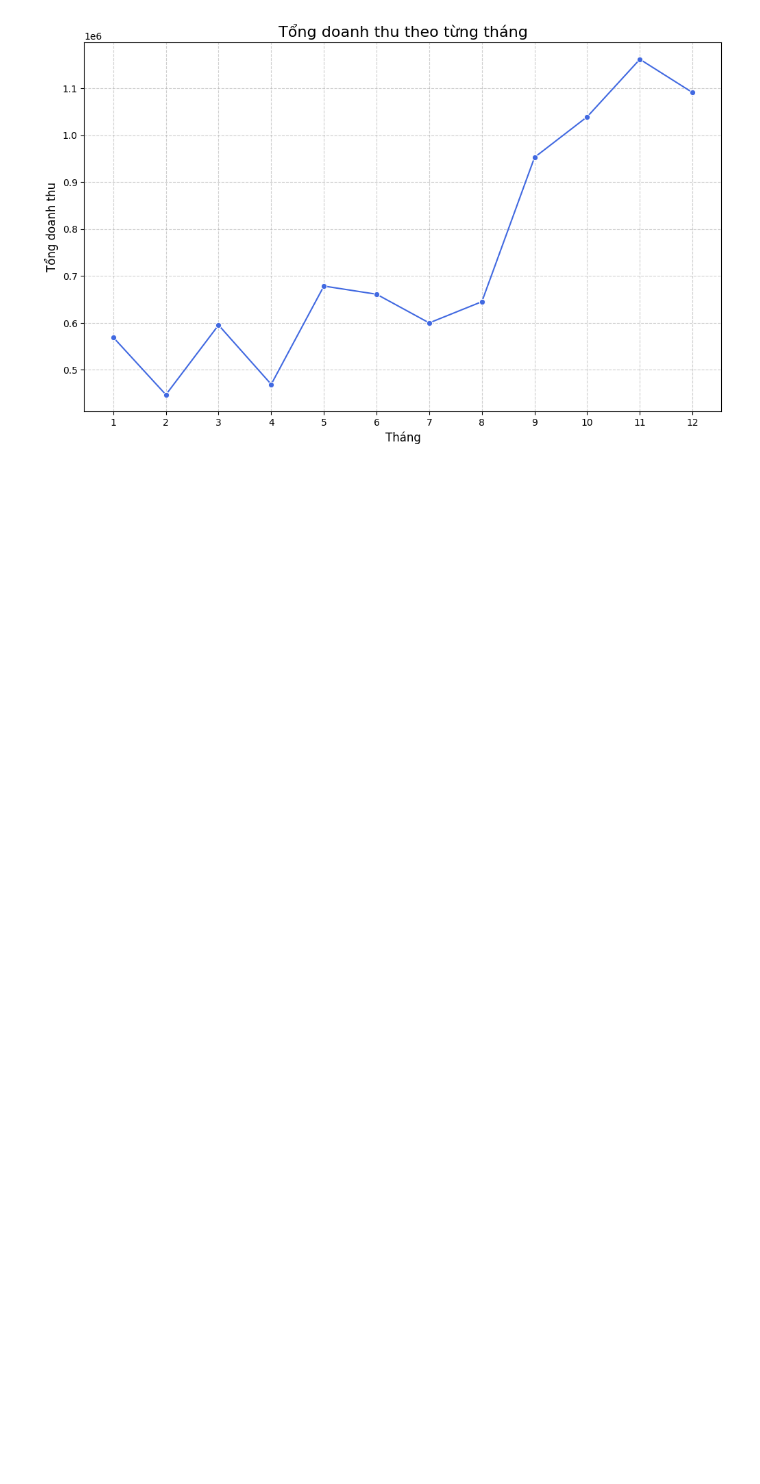
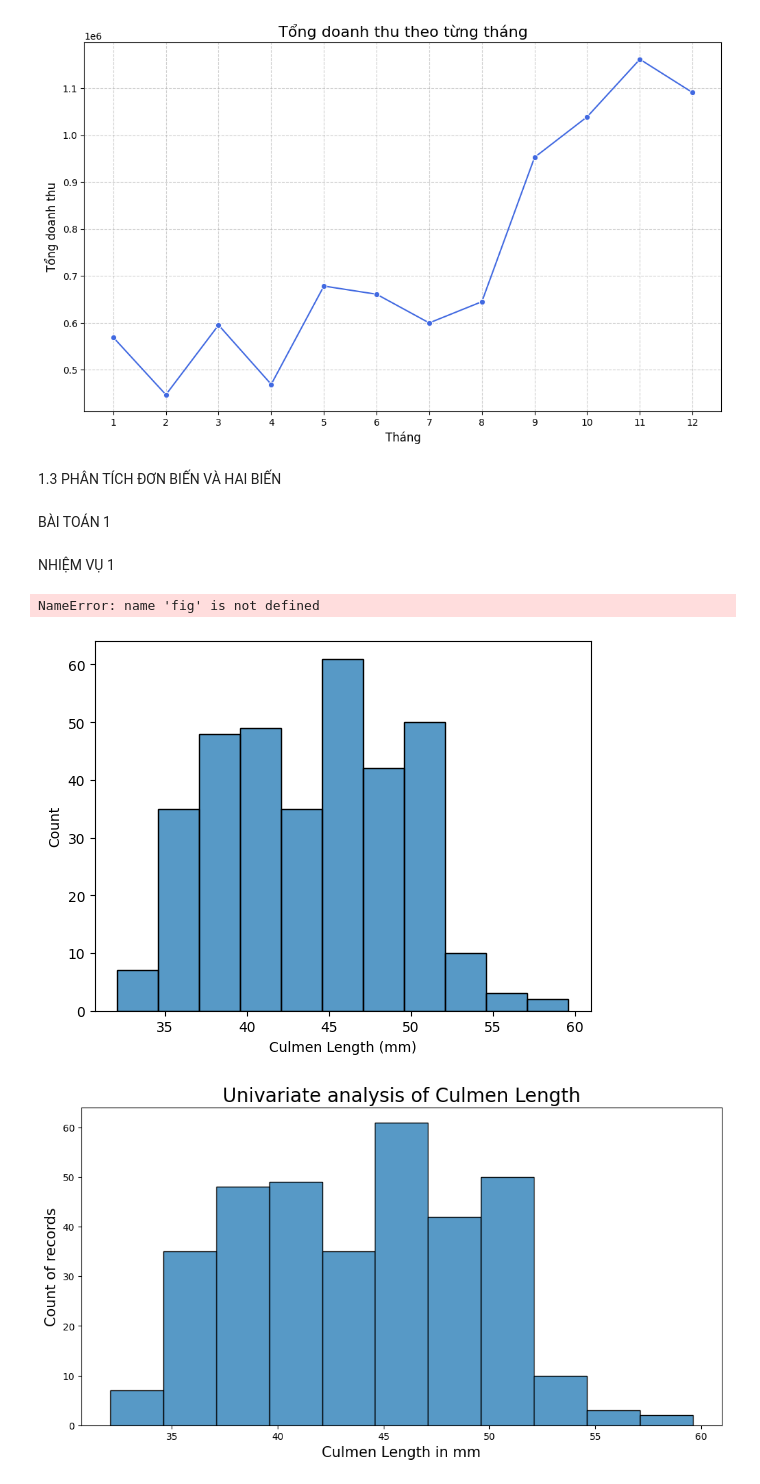
Before and after one commit to plkimtuyen05-boop/ktltsp.ueh25, a Jupyter notebook: midterm/th1 thong ke mo ta.ipynb, the cells around one changed output. Drawn from its saved outputs; the diff is of its cells as text; code cells hidden in the pictures; blank space fills up the shorter version.

```diff
--- a/midterm/th1 thong ke mo ta.ipynb
+++ b/midterm/th1 thong ke mo ta.ipynb
@@ -452,3 +456,30 @@ plt.savefig('tong doanh thu theo tung thang bth2.png')
 plt.show()
 # %% [output]
 [figure]
+# %% [markdown]
+1.3 PHÂN TÍCH ĐƠN BIẾN VÀ HAI BIẾN
+# %% [markdown]
+BÀI TOÁN 1
+# %% [markdown]
+NHIỆM VỤ 1
+# %%
+import pandas as pd
+import matplotlib.pyplot as plt
+import seaborn as sns
+penguins_data = pd.read_csv("penguins_lter.csv")
+penguins_data = penguins_data[['Species','Culmen Length (mm)']]
+# %%
+# case 1: basic
+sns.histplot( data = penguins_data, x= penguins_data["Culmen Length (mm)"])
+# case 2: advanced
+plt.figure(figsize= (12,6))
+ax = sns.histplot( data = penguins_data, x=
+penguins_data["Culmen Length (mm)"])
+ax.set_xlabel('Culmen Length in mm',fontsize = 15)
+ax.set_ylabel('Count of records', fontsize = 15)
+ax.set_title('Univariate analysis of Culmen Length',fontsize= 20)
+fig.savefig('kq thuc hien case 2.png')
+# %% [output]
+NameError: name 'fig' is not defined
+[figure, added]
+[figure, added]
```
Also changed, not shown: parts of 4 cells of this notebook, 2 other files.
